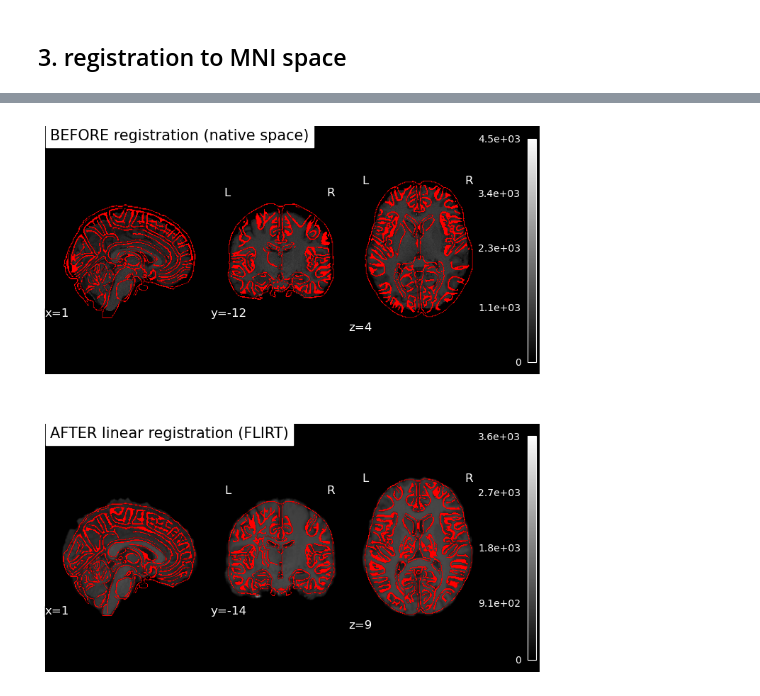
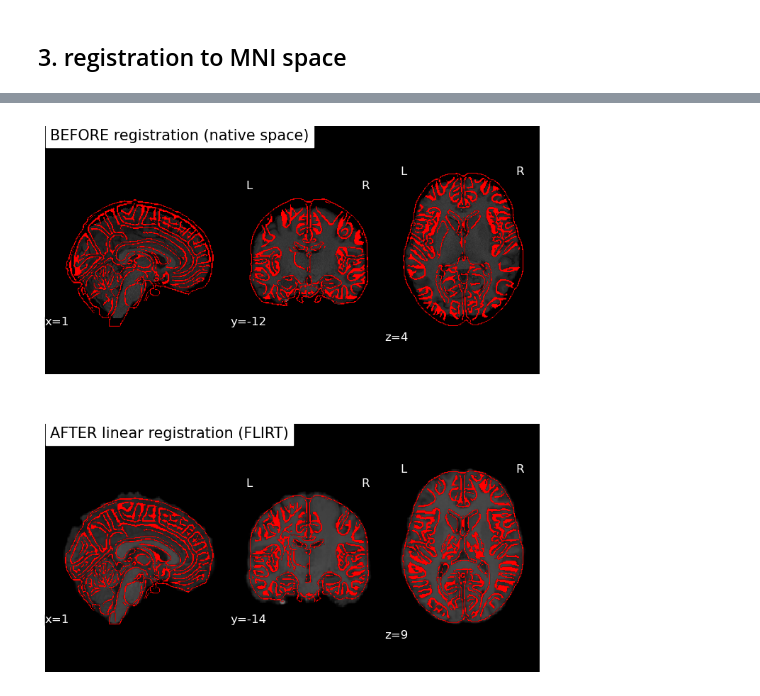
Before and after one commit to matt1234-cmd/NSSP-Mini-project-1, a Jupyter notebook: Project_notebook.ipynb, the cells around one changed output, grey strips where cells are left out. Saved outputs shown, nothing was run; the diff lists cells and outputs as text; code cells hidden in the pictures.

```diff
--- a/Project_notebook.ipynb
+++ b/Project_notebook.ipynb
@@ -131,16 +139,17 @@ subprocess.run(["fnirt", f"--in={t1_reori}", f"--ref={mni_head}", f"--aff={affin
 # %%
+# Plotting pre- and post-registration results
 fig, axs = plt.subplots(2, 1, figsize=(9, 10))
 
-d = plotting.plot_anat(brain, axes=axs[0], draw_cross=False,
+d = plotting.plot_anat(brain, axes=axs[0], draw_cross=False, colorbar=False,
                        title="BEFORE registration (native space)")
 d.add_edges(mni_brain, color="r") # MNI edges on top
 
-d = plotting.plot_anat(brain_flirt, axes=axs[1], draw_cross=False,
+d = plotting.plot_anat(brain_flirt, axes=axs[1], draw_cross=False, colorbar=False,
                        title="AFTER linear registration (FLIRT)")
 d.add_edges(mni_brain, color="r")
 
 
 fig.savefig(op.join(fig_dir, "3_registration_MNI.png"), dpi=1000)
 plt.show()
 # %% [output]
-[figure, old version]
+[figure, new version]
```
Also changed, not shown: parts of 5 cells of this notebook.
